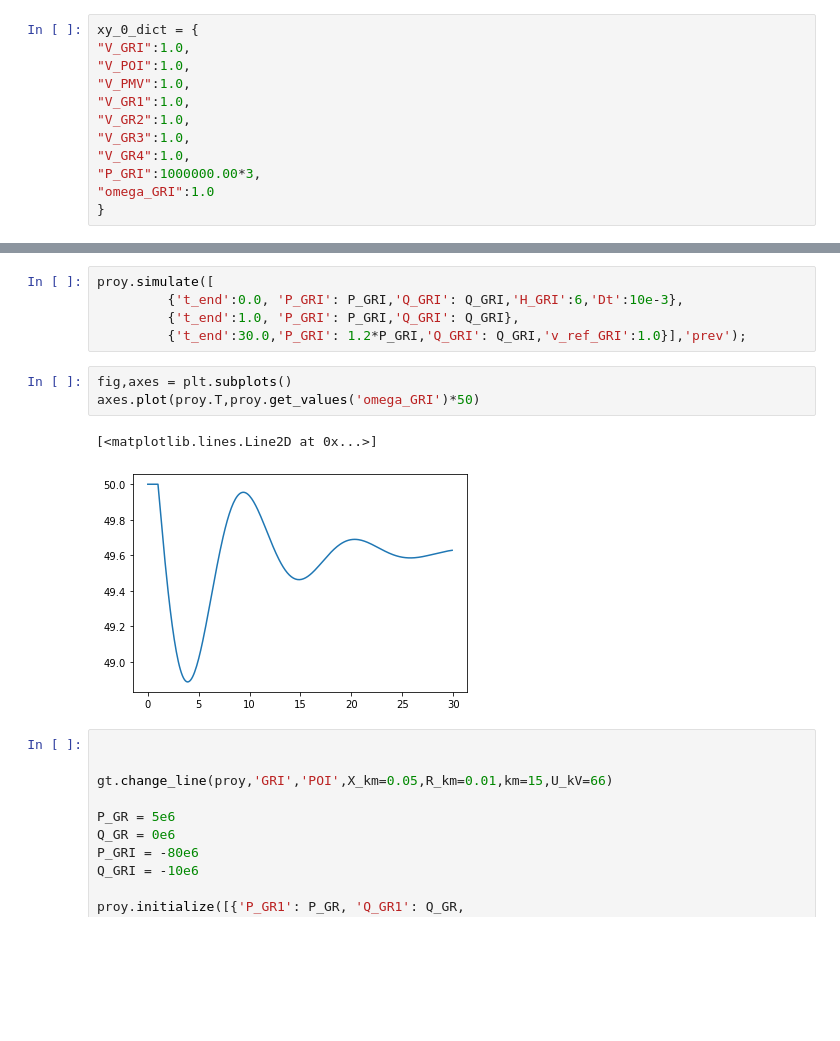
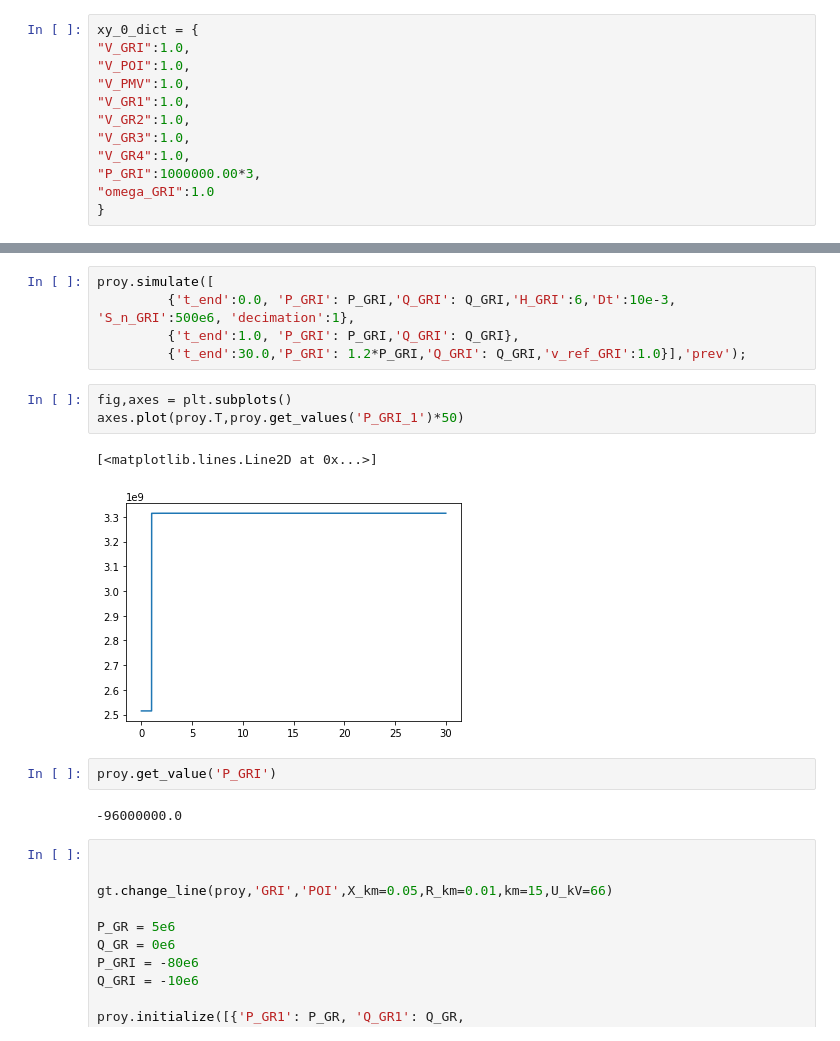
Before and after one commit to pydae/pydae, a Jupyter notebook: src/pydae/systems/ier/proyecto.ipynb, the cells around one changed output, grey strips where cells are left out. Cells and saved outputs as stored; diff of their text form; blank space fills up the shorter version.

```diff
--- a/src/pydae/systems/ier/proyecto.ipynb
+++ b/src/pydae/systems/ier/proyecto.ipynb
@@ -66,14 +69,18 @@ e_bess = 36000.00
 # %%
 proy.simulate([
-         {'t_end':0.0, 'P_GRI': P_GRI,'Q_GRI': Q_GRI,'H_GRI':6,'Dt':10e-3},
+         {'t_end':0.0, 'P_GRI': P_GRI,'Q_GRI': Q_GRI,'H_GRI':6,'Dt':10e-3, 'S_n_GRI':500e6, 'decimation':1},
          {'t_end':1.0, 'P_GRI': P_GRI,'Q_GRI': Q_GRI},
          {'t_end':30.0,'P_GRI': 1.2*P_GRI,'Q_GRI': Q_GRI,'v_ref_GRI':1.0}],'prev');
 # %%
 fig,axes = plt.subplots()
-axes.plot(proy.T,proy.get_values('omega_GRI')*50)
+axes.plot(proy.T,proy.get_values('P_GRI_1')*50)
 # %% [output]
 [<matplotlib.lines.Line2D at 0x...>]
-[figure, old version]
+[figure, new version]
+# %%
+proy.get_value('P_GRI')
+# %% [output]
+-96000000.0
 # %%
 
 
```
Also changed, not shown: parts of 2 cells of this notebook, 6 other files.
